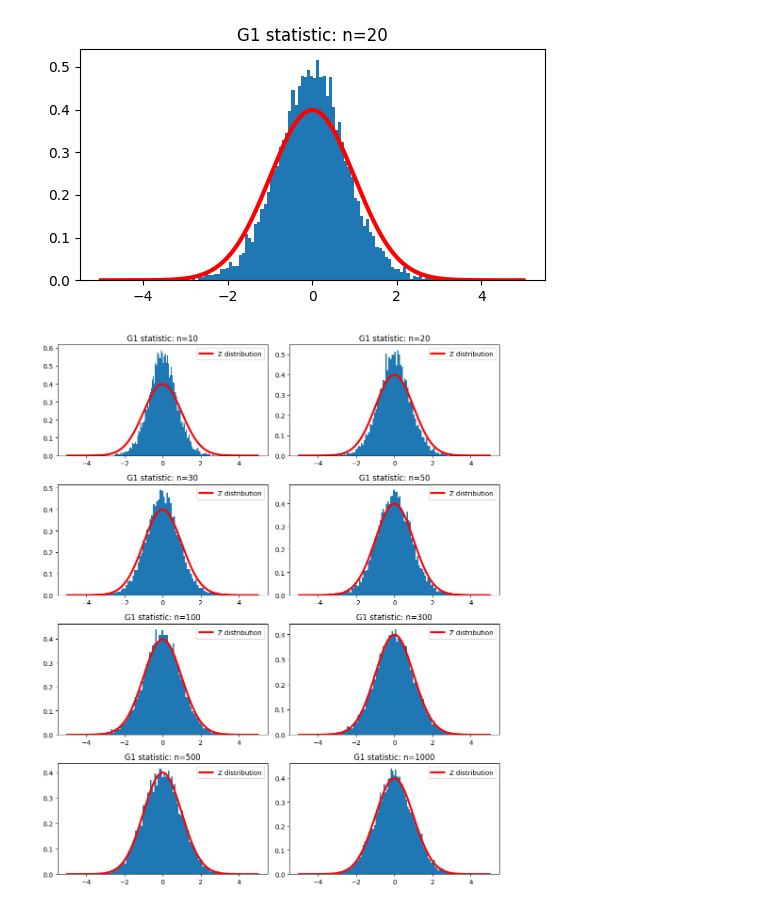
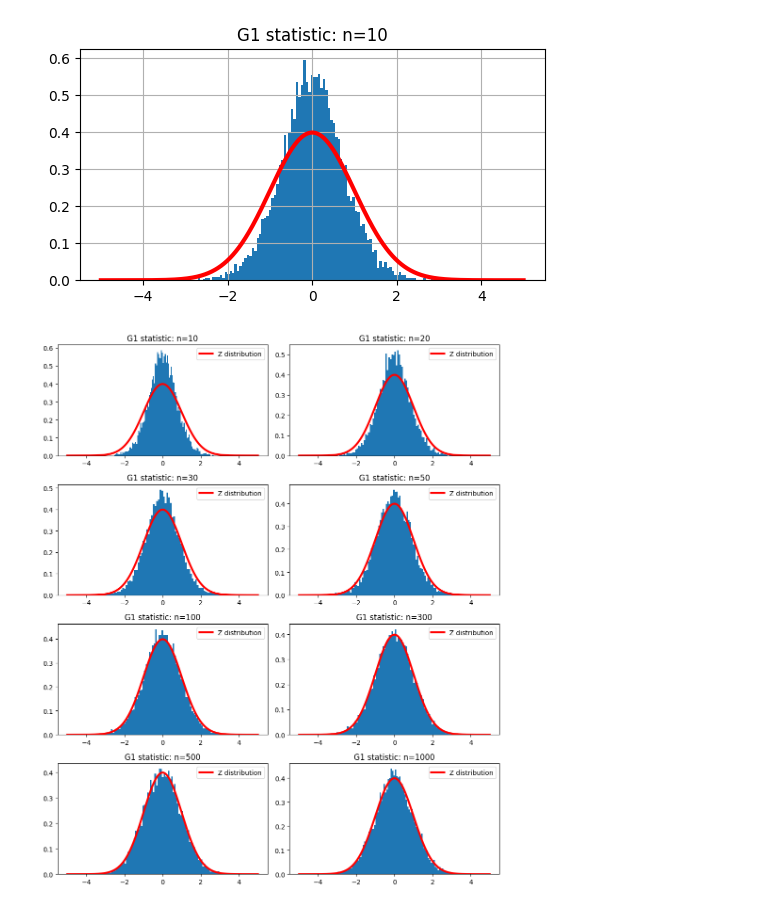
Before and after one commit to ntpuccw/InClassCoding, a Jupyter notebook: gar1106.ipynb, the cells around one changed output. Saved outputs shown, nothing was run; the diff lists cells and outputs as text; code cells hidden in the pictures.

```diff
--- a/gar1106.ipynb
+++ b/gar1106.ipynb
@@ -1,27 +1,28 @@
 # %%
 # compute skewness
 import numpy as np
 import matplotlib.pyplot as plt
 from scipy.stats import skew, kurtosis
 from scipy.stats import norm
 
 # generate data from a normal distribution for skewness
 N = 10000 # number of samples
-n = 20 # sample size
+n = 10 # sample size
 X = np.random.normal(0, 1, (N, n))
 G1 =np.sqrt(n / 6) * skew(X, axis=1, bias=True)
 
 fig = plt.figure(figsize=(6, 3))
 plt.hist(G1, bins=100, density=True)
 plt.title('G1 statistic: n={}'.format(n))
 # draw the normal distribution
 x = np.linspace(-5, 5, 1000)
 y = norm.pdf(x, 0, 1)
 plt.plot(x, y, linewidth = 3, color = 'r', label = 'Z distribution')
+plt.grid()
 plt.show()
 # print(s)
 # %% [output]
-[figure, old version]
+[figure, new version]
 # %%
 import numpy as np
 import matplotlib.pyplot as plt
```
